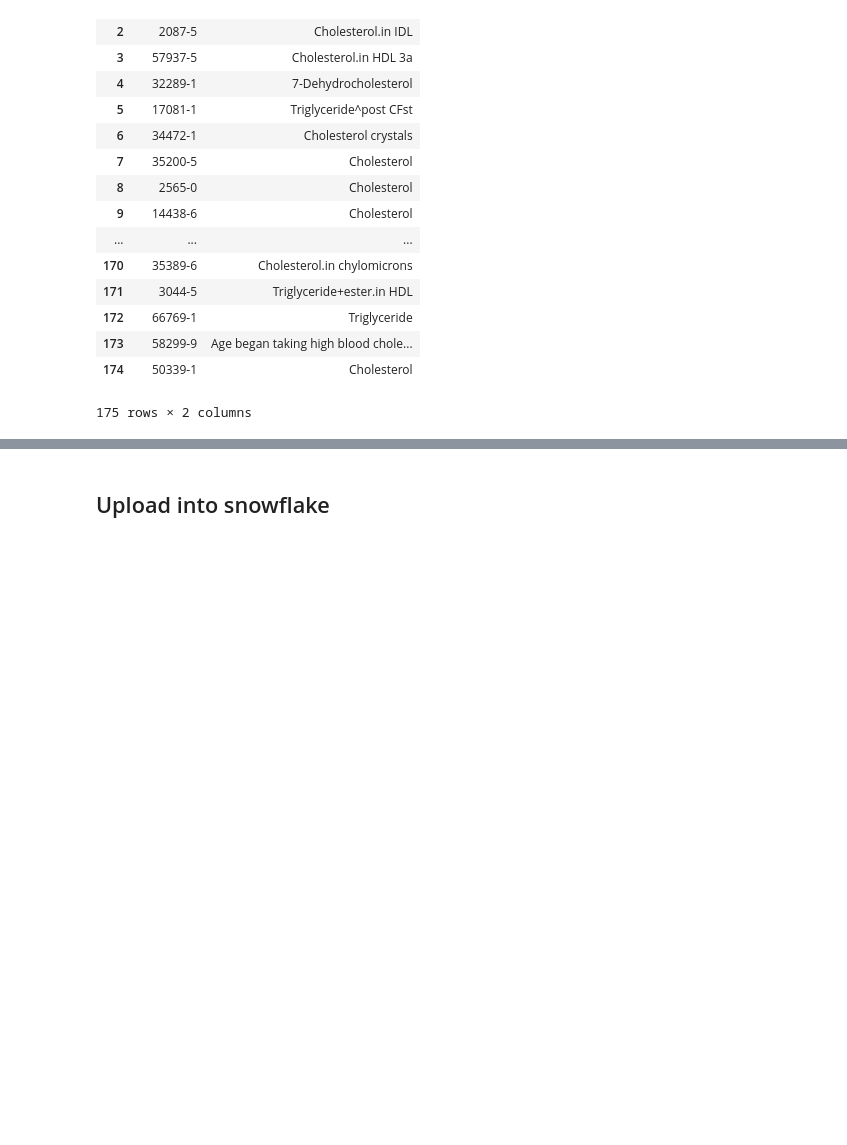
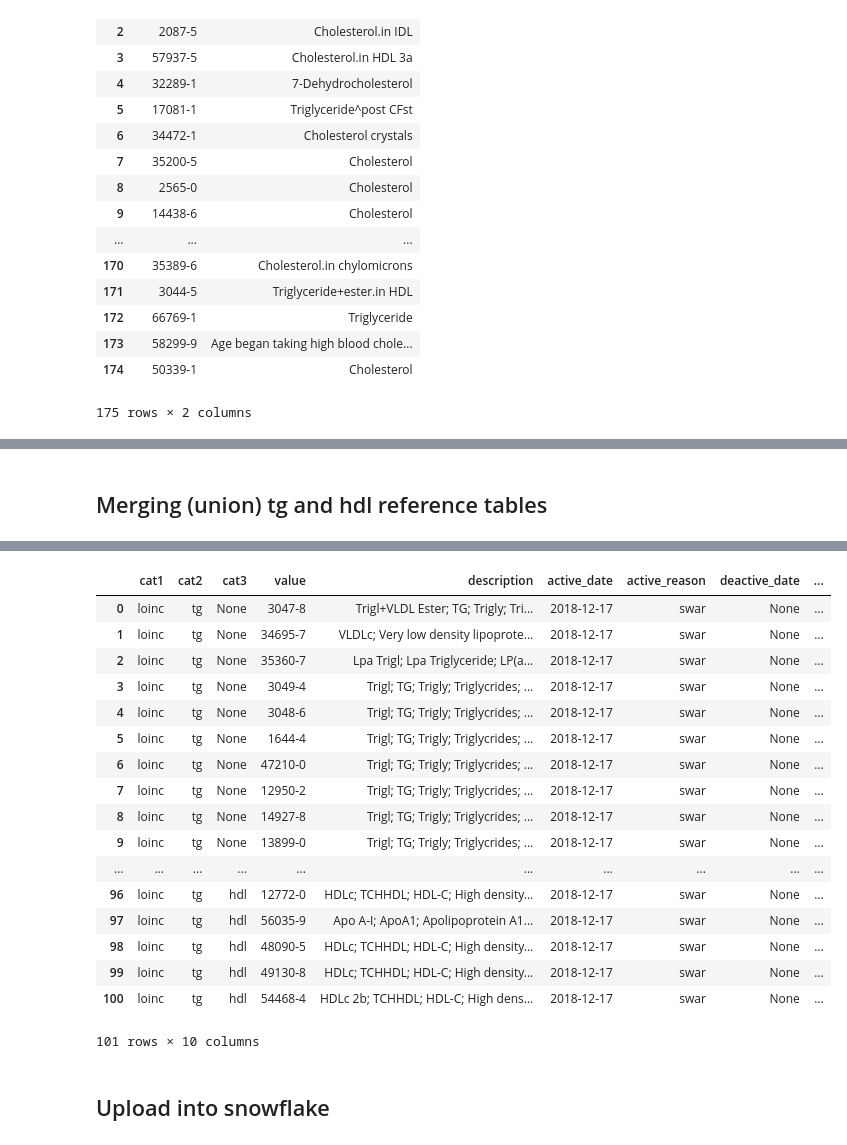
Before and after one commit to swaralit/Custom_TG, a Jupyter notebook: TG levels.ipynb, the cells around one changed output, grey strips where cells are left out. Drawn from its saved outputs; the diff is of its cells as text; code cells hidden in the pictures; blank space fills up the shorter version.

```diff
--- a/TG levels.ipynb
+++ b/TG levels.ipynb
@@ -147,0 +205,9 @@ Query started at 02:15:35 PM India Standard Time; Query executed in 0.07 m
+# %% [markdown]
+## Merging (union) tg and hdl reference tables
+# %%
+%%read_sql df
+
+select * from st_loinc_ref1
+union
+select * from st_loinc_ref2
+# %% [output]
@@ -148,3 +215,21 @@ Query started at 02:15:35 PM India Standard Time; Query executed in 0.07 m
+|  | cat1 | cat2 | cat3 | value | description | active_date | active_reason | deactive_date | ... |
+| 0 | loinc | tg | None | 3047-8 | Trigl+VLDL Ester; TG; Trigly; Tri... | 2018-12-17 | swar | None | ... |
+| 1 | loinc | tg | None | 34695-7 | VLDLc; Very low density lipoprote... | 2018-12-17 | swar | None | ... |
+| 2 | loinc | tg | None | 35360-7 | Lpa Trigl; Lpa Triglyceride; LP(a... | 2018-12-17 | swar | None | ... |
+| 3 | loinc | tg | None | 3049-4 | Trigl; TG; Trigly; Triglycrides; ... | 2018-12-17 | swar | None | ... |
+| 4 | loinc | tg | None | 3048-6 | Trigl; TG; Trigly; Triglycrides; ... | 2018-12-17 | swar | None | ... |
+| 5 | loinc | tg | None | 1644-4 | Trigl; TG; Trigly; Triglycrides; ... | 2018-12-17 | swar | None | ... |
+| 6 | loinc | tg | None | 47210-0 | Trigl; TG; Trigly; Triglycrides; ... | 2018-12-17 | swar | None | ... |
+| 7 | loinc | tg | None | 12950-2 | Trigl; TG; Trigly; Triglycrides; ... | 2018-12-17 | swar | None | ... |
+| 8 | loinc | tg | None | 14927-8 | Trigl; TG; Trigly; Triglycrides; ... | 2018-12-17 | swar | None | ... |
+| 9 | loinc | tg | None | 13899-0 | Trigl; TG; Trigly; Triglycrides; ... | 2018-12-17 | swar | None | ... |
+| ... | ... | ... | ... | ... | ... | ... | ... | ... | ... |
+| 96 | loinc | tg | hdl | 12772-0 | HDLc; TCHHDL; HDL-C; High density... | 2018-12-17 | swar | None | ... |
+| 97 | loinc | tg | hdl | 56035-9 | Apo A-I; ApoA1; Apolipoprotein A1... | 2018-12-17 | swar | None | ... |
+| 98 | loinc | tg | hdl | 48090-5 | HDLc; TCHHDL; HDL-C; High density... | 2018-12-17 | swar | None | ... |
+| 99 | loinc | tg | hdl | 49130-8 | HDLc; TCHHDL; HDL-C; High density... | 2018-12-17 | swar | None | ... |
+| 100 | loinc | tg | hdl | 54468-4 | HDLc 2b; TCHHDL; HDL-C; High dens... | 2018-12-17 | swar | None | ... |
+101 rows × 10 columns
 # %%
 # Export to check, and then will inactivate codes that are not relevant and re-upload as final reference table
 df.to_excel("out/loinccodes_check.xlsx", index=False)
```
Also changed, not shown: parts of 56 cells of this notebook, 2 other files.
